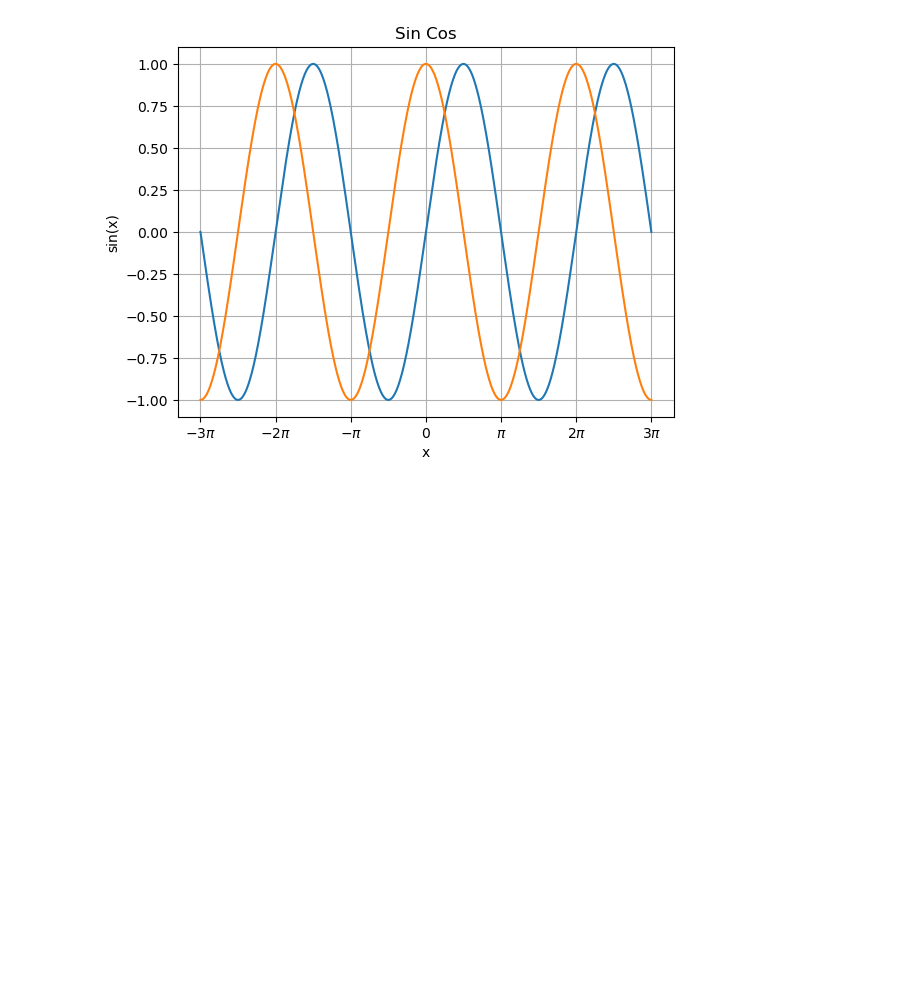
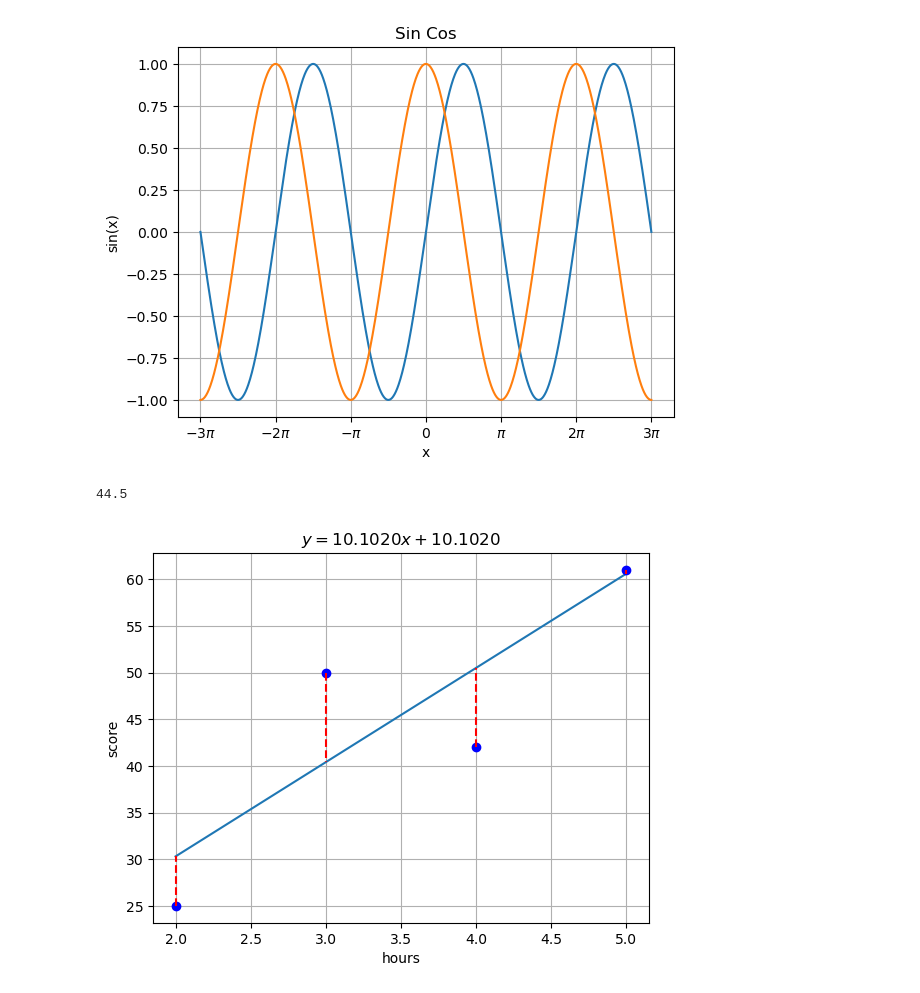
Before and after one commit to Hydrolium/Understanding-Deep-Learning, a Jupyter notebook: 0. test.ipynb, the cells around one changed output. Drawn from its saved outputs; the diff is of its cells as text; code cells hidden in the pictures; blank space fills up the shorter version.

```diff
--- a/0. test.ipynb
+++ b/0. test.ipynb
@@ -17,3 +17,59 @@ plt.xticks(np.arange(-3 * np.pi, 3.1 * np.pi, np.pi), [r'$-3\pi$', r'$-2\pi$', r
 plt.show()
 # %% [output]
 [figure]
+# %%
+"""
+- 단순 선형 회귀 예시
+    |hours(x)|score(y)|
+    |--------|--------|
+    |2       |81      |
+    |4       |93      |
+    |6       |91      |
+
+"""
+import numpy as np
+import pandas as pd
+import matplotlib.pyplot as plt
+
+
+d = pd.Series([25, 50, 42, 61], index=[2,3,4,5])
+
+# h1 = pd.Series([0, 70], index=[2, 4])
+# h2 = pd.Series([8, 70], index=[2, 5])
+# h3 = pd.Series([40, 0], index=[2, 4])
+
+
+# h1.plot(color='red')
+# h2.plot(color='black')
+# h3.plot(color='green')
+
+
+ca = {
+    'w': None,
+    'b': None,
+    'mse': None
+}
+for w in np.linspace(-99, 99):
+    for b in np.linspace(-99, 99):
+        mse = ((d - (w * d.index + b))**2).mean()
+        if(ca['mse'] == None or ca['mse'] > mse):
+            ca['mse'] = mse
+            ca['w'] = w
+            ca['b'] = b
+
+x = np.linspace(2, 5)
+
+pd.Series(ca['w'] * x + ca['b'], index=x).plot()
+
+d.plot(style='bo', grid=True, title=rf'$y = {ca['w']:.4f}x + {ca['b']:.4f}$')
+
+print(d.mean())
+
+plt.xlabel('hours')
+plt.ylabel('score')
+
+for x_val, y_val in d.items():
+    plt.plot([x_val, x_val], [y_val, ca['w']*x_val + ca['b']], 'r--')
+# %% [output]
+44.5
+[figure, added]
```
Also changed, not shown: parts of 1 cell of this notebook, 8 other files.
